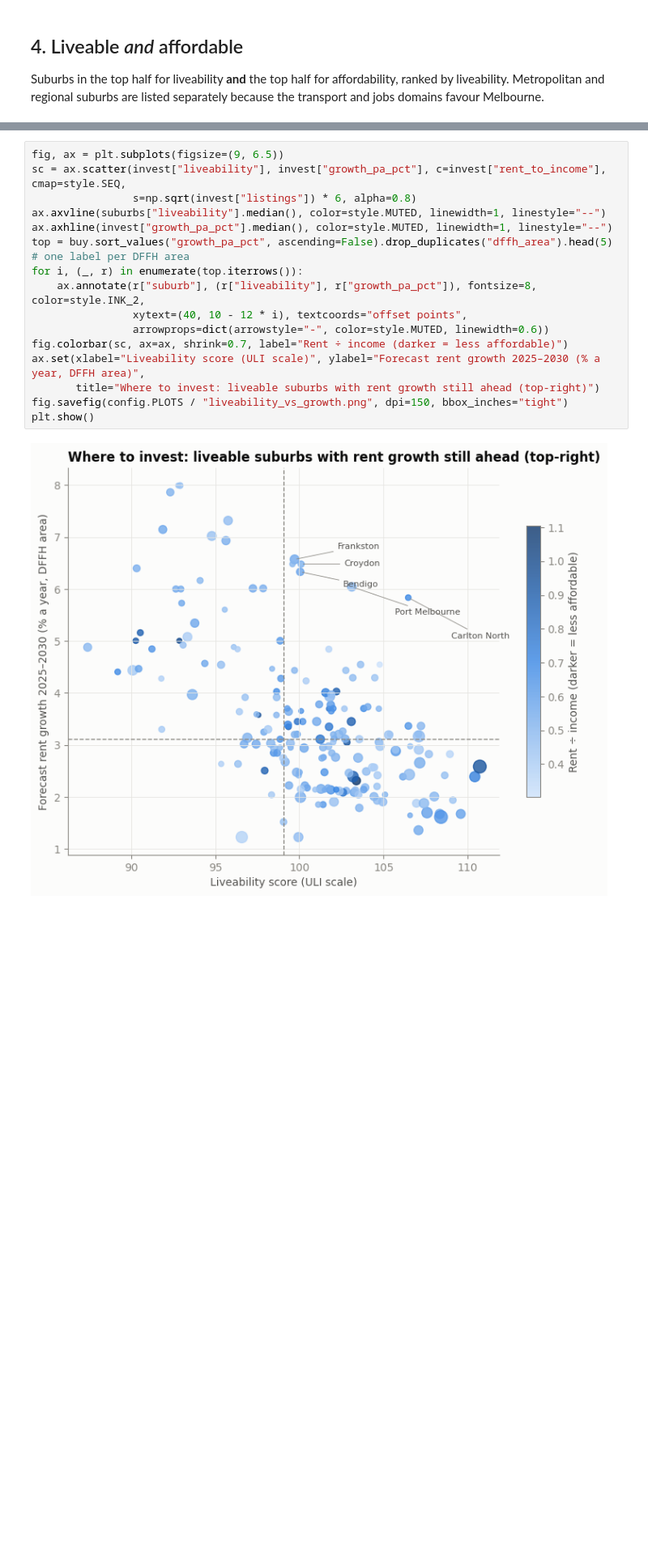
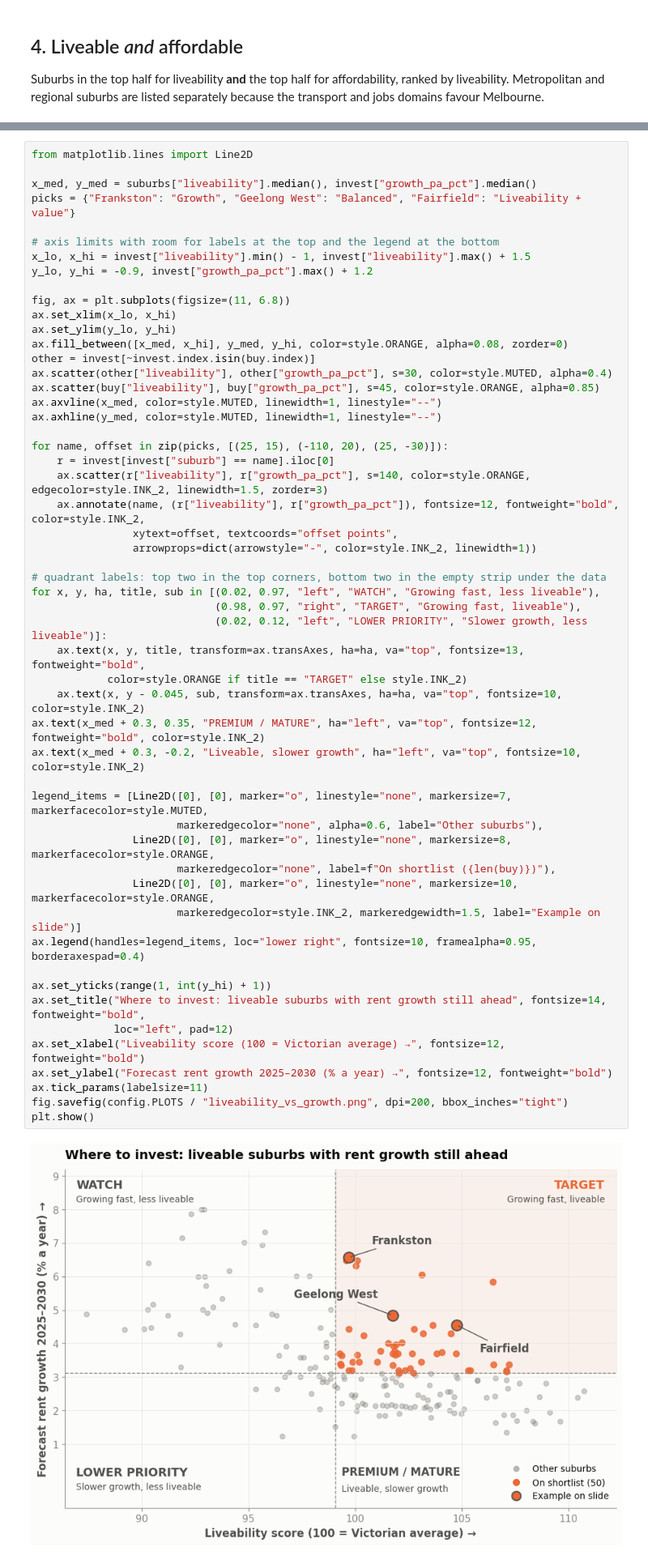
Before and after one commit to mdharmawan19/industry-project-group-55, a Jupyter notebook: notebooks/07_liveability.ipynb, the cells around one changed output, grey strips where cells are left out. Shown at 81% size. Drawn from its saved outputs; the diff is of its cells as text; blank space fills up the shorter version.

Commit message:
07: updated liveability charts with titles, legends and no overlaps

```diff
--- a/notebooks/07_liveability.ipynb
+++ b/notebooks/07_liveability.ipynb
@@ -282,23 +307,60 @@ Shortlist: 50 suburbs that are liveable and above-median forecast growth
 | 48 | Mitcham | Nunawading-Mitcham | 102.73 | 3.12 | 650.0 | 0.53 |
 | 49 | Nunawading | Nunawading-Mitcham | 102.06 | 3.12 | 665.0 | 0.56 |
 # %%
-fig, ax = plt.subplots(figsize=(9, 6.5))
-sc = ax.scatter(invest["liveability"], invest["growth_pa_pct"], c=invest["rent_to_income"], cmap=style.SEQ,
-                s=np.sqrt(invest["listings"]) * 6, alpha=0.8)
-ax.axvline(suburbs["liveability"].median(), color=style.MUTED, linewidth=1, linestyle="--")
-ax.axhline(invest["growth_pa_pct"].median(), color=style.MUTED, linewidth=1, linestyle="--")
-top = buy.sort_values("growth_pa_pct", ascending=False).drop_duplicates("dffh_area").head(5)   # one label per DFFH area
-for i, (_, r) in enumerate(top.iterrows()):
-    ax.annotate(r["suburb"], (r["liveability"], r["growth_pa_pct"]), fontsize=8, color=style.INK_2,
-                xytext=(40, 10 - 12 * i), textcoords="offset points",
-                arrowprops=dict(arrowstyle="-", color=style.MUTED, linewidth=0.6))
-fig.colorbar(sc, ax=ax, shrink=0.7, label="Rent ÷ income (darker = less affordable)")
-ax.set(xlabel="Liveability score (ULI scale)", ylabel="Forecast rent growth 2025–2030 (% a year, DFFH area)",
-       title="Where to invest: liveable suburbs with rent growth still ahead (top-right)")
-fig.savefig(config.PLOTS / "liveability_vs_growth.png", dpi=150, bbox_inches="tight")
+from matplotlib.lines import Line2D
+
+x_med, y_med = suburbs["liveability"].median(), invest["growth_pa_pct"].median()
+picks = {"Frankston": "Growth", "Geelong West": "Balanced", "Fairfield": "Liveability + value"}
+
+# axis limits with room for labels at the top and the legend at the bottom
+x_lo, x_hi = invest["liveability"].min() - 1, invest["liveability"].max() + 1.5
+y_lo, y_hi = -0.9, invest["growth_pa_pct"].max() + 1.2
+
+fig, ax = plt.subplots(figsize=(11, 6.8))
+ax.set_xlim(x_lo, x_hi)
+ax.set_ylim(y_lo, y_hi)
+ax.fill_between([x_med, x_hi], y_med, y_hi, color=style.ORANGE, alpha=0.08, zorder=0)
+other = invest[~invest.index.isin(buy.index)]
+ax.scatter(other["liveability"], other["growth_pa_pct"], s=30, color=style.MUTED, alpha=0.4)
+ax.scatter(buy["liveability"], buy["growth_pa_pct"], s=45, color=style.ORANGE, alpha=0.85)
+ax.axvline(x_med, color=style.MUTED, linewidth=1, linestyle="--")
+ax.axhline(y_med, color=style.MUTED, linewidth=1, linestyle="--")
+
+for name, offset in zip(picks, [(25, 15), (-110, 20), (25, -30)]):
+    r = invest[invest["suburb"] == name].iloc[0]
+    ax.scatter(r["liveability"], r["growth_pa_pct"], s=140, color=style.ORANGE, edgecolor=style.INK_2, linewidth=1.5, zorder=3)
+    ax.annotate(name, (r["liveability"], r["growth_pa_pct"]), fontsize=12, fontweight="bold", color=style.INK_2,
+                xytext=offset, textcoords="offset points",
+                arrowprops=dict(arrowstyle="-", color=style.INK_2, linewidth=1))
+
+# quadrant labels: top two in the top corners, bottom two in the empty strip under the data
+for x, y, ha, title, sub in [(0.02, 0.97, "left", "WATCH", "Growing fast, less liveable"),
+                             (0.98, 0.97, "right", "TARGET", "Growing fast, liveable"),
+                             (0.02, 0.12, "left", "LOWER PRIORITY", "Slower growth, less liveable")]:
+    ax.text(x, y, title, transform=ax.transAxes, ha=ha, va="top", fontsize=13, fontweight="bold",
+            color=style.ORANGE if title == "TARGET" else style.INK_2)
+    ax.text(x, y - 0.045, sub, transform=ax.transAxes, ha=ha, va="top", fontsize=10, color=style.INK_2)
+ax.text(x_med + 0.3, 0.35, "PREMIUM / MATURE", ha="left", va="top", fontsize=12, fontweight="bold", color=style.INK_2)
+ax.text(x_med + 0.3, -0.2, "Liveable, slower growth", ha="left", va="top", fontsize=10, color=style.INK_2)
+
+legend_items = [Line2D([0], [0], marker="o", linestyle="none", markersize=7, markerfacecolor=style.MUTED,
+                       markeredgecolor="none", alpha=0.6, label="Other suburbs"),
+                Line2D([0], [0], marker="o", linestyle="none", markersize=8, markerfacecolor=style.ORANGE,
+                       markeredgecolor="none", label=f"On shortlist ({len(buy)})"),
+                Line2D([0], [0], marker="o", linestyle="none", markersize=10, markerfacecolor=style.ORANGE,
+                       markeredgecolor=style.INK_2, markeredgewidth=1.5, label="Example on slide")]
+ax.legend(handles=legend_items, loc="lower right", fontsize=10, framealpha=0.95, borderaxespad=0.4)
+
+ax.set_yticks(range(1, int(y_hi) + 1))
+ax.set_title("Where to invest: liveable suburbs with rent growth still ahead", fontsize=14, fontweight="bold",
+             loc="left", pad=12)
+ax.set_xlabel("Liveability score (100 = Victorian average) →", fontsize=12, fontweight="bold")
+ax.set_ylabel("Forecast rent growth 2025–2030 (% a year) →", fontsize=12, fontweight="bold")
+ax.tick_params(labelsize=11)
+fig.savefig(config.PLOTS / "liveability_vs_growth.png", dpi=200, bbox_inches="tight")
 plt.show()
 # %% [output]
-[figure, old version]
+[figure, new version]
 # %% [markdown]
 ## 6. Checks and save
 # %%
```
Also changed, not shown: parts of 5 cells of this notebook, 2 other files.
